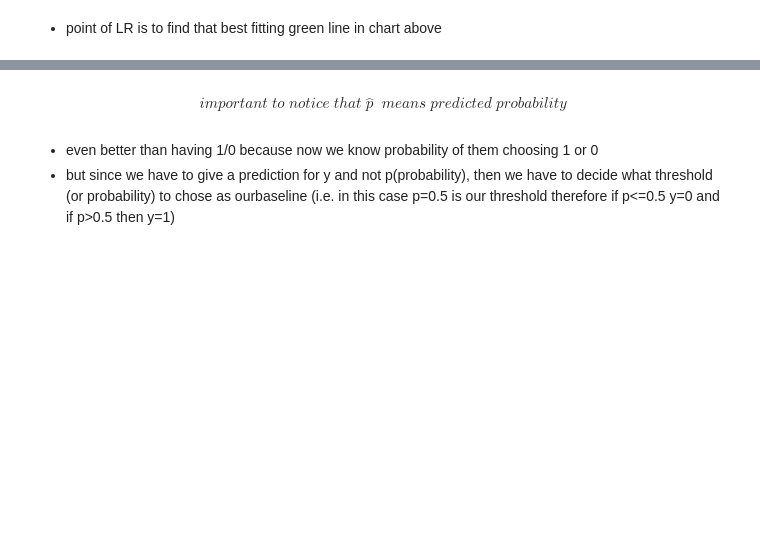
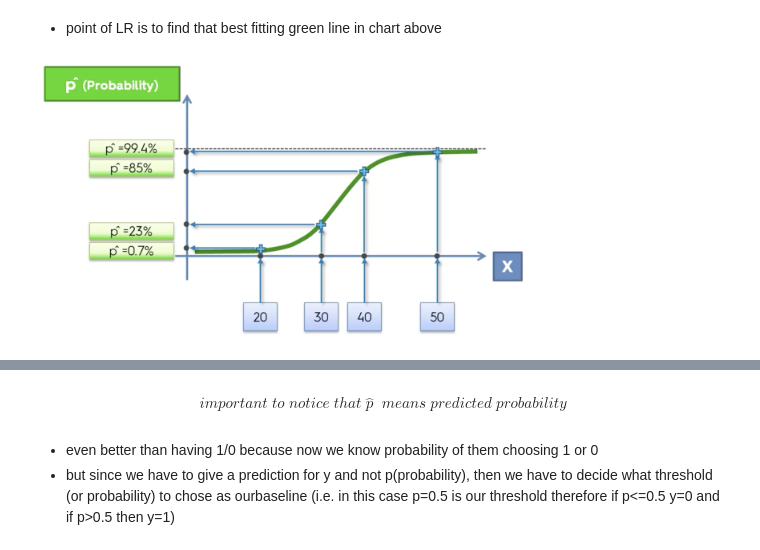
Before and after one commit to DennGav/ML-AtoZ, a Jupyter notebook: LogisticRegression/logistic_regression_dennis.ipynb, the cells around one changed output, grey strips where cells are left out. Saved outputs shown, nothing was run; the diff lists cells and outputs as text; code cells hidden in the pictures; blank space fills up the shorter version.

```diff
--- a/LogisticRegression/logistic_regression_dennis.ipynb
+++ b/LogisticRegression/logistic_regression_dennis.ipynb
@@ -22,3 +26,8 @@ $$
 # %% [markdown]
 * point of LR is to find that best fitting green line in chart above
+# %%
+from IPython.display import Image, display
+display(Image(filename='pred_pic.png', width=500, height=600, embed=True))
+# %% [output]
+[figure, added]
 # %% [markdown]
```
Also changed, not shown: parts of 3 cells of this notebook.
